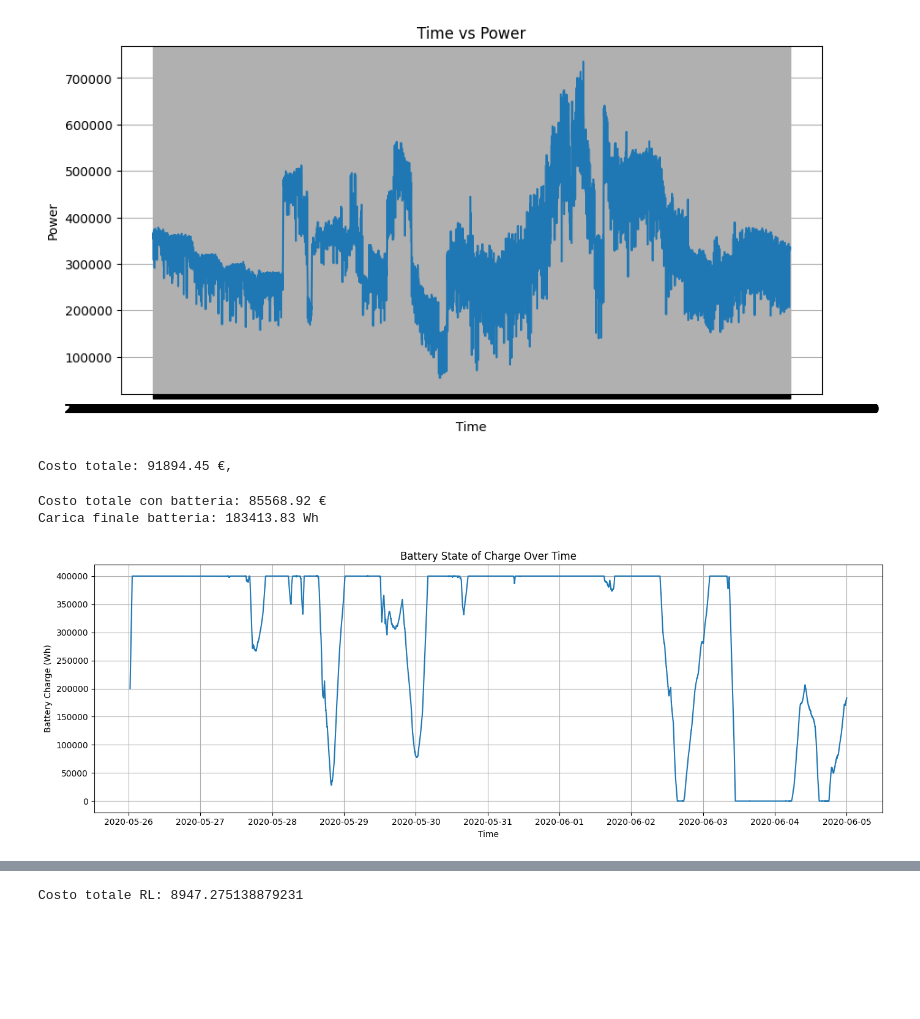
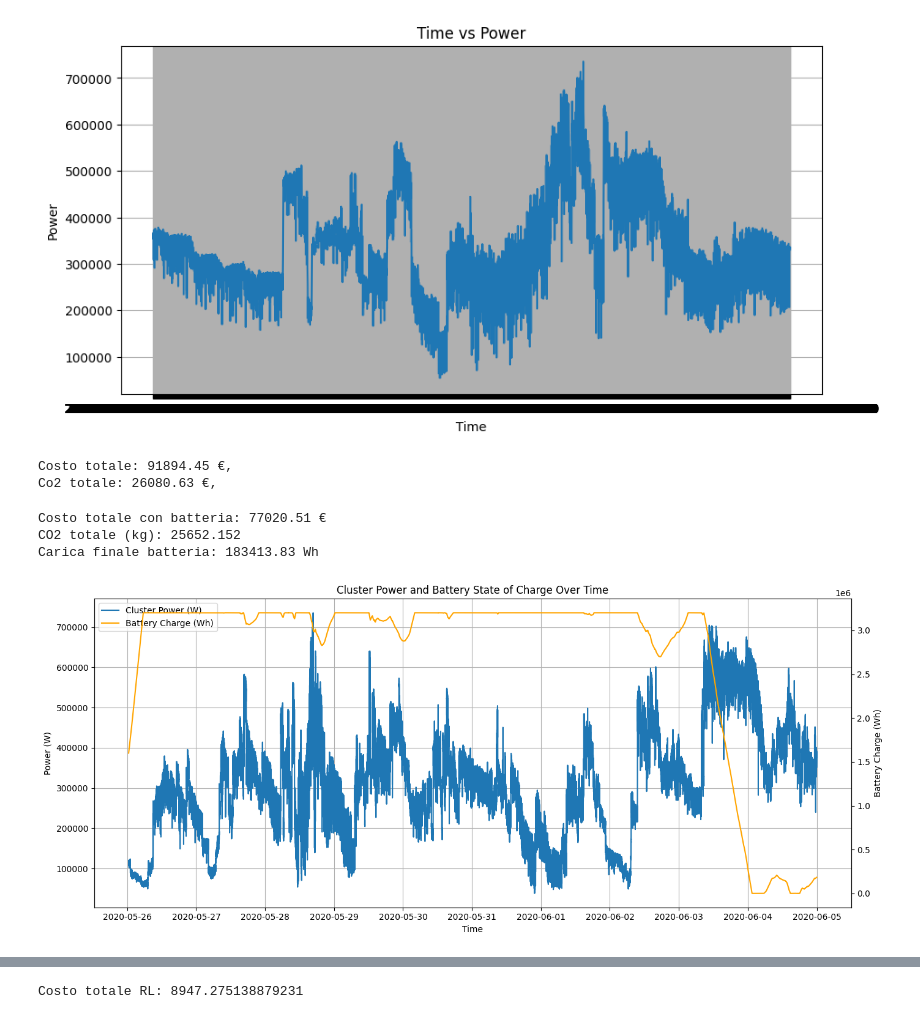
Before and after one commit to alessandroPetz/rl_hpc_power_aware, a Jupyter notebook: test_simulations.ipynb, the cells around one changed output, grey strips where cells are left out. Cells and saved outputs as stored; diff of their text form; code cells hidden in the pictures; blank space fills up the shorter version.

```diff
--- a/test_simulations.ipynb
+++ b/test_simulations.ipynb
@@ -212,6 +212,7 @@ plt.show()
 [figure]
 # %%
 import pandas as pd
+from utils.co2 import CarbonIntensityModels
 
 
 # IN QUESTA SIMULAZIONE, NON ABBIAMO UNA BATTERIA
@@ -257,7 +258,7 @@ def compute_cost(row):
 THRESHOLD = 400000          # Watt
 
 # Carica il CSV (usa header già presente)
-df = pd.read_csv("cluster_power_only_nodes_10days.csv")#[8641:]
+df = pd.read_csv("csvs/cluster_power_only_nodes_10days.csv")#[8641:]
 #  df = pd.read_csv("cluster_power_only_nodes.csv")
 
 # Converti timestamp
@@ -274,14 +275,27 @@ df["energy_Wh"] = df["power"] * df["dt_hours"]
 
 df["price_base"] = df["time"].apply(dynamic_low_price)
 
+# INSERISCO VALORI C02
+cm = CarbonIntensityModels(csv_file="csvs/carbon_intensity_IT-NORTH-2020.csv")
+df["co2_intensity"] = cm.co2_from_csv(df)
+# df["co2_intensity"] = cm.co2_fixed(df)
+
 # pago la maggiorazione solo per l'energia extra soglia
 df["cost"] = df.apply(compute_cost, axis=1)
+
+# pago la maggiorazione solo per l'energia extra soglia
+df["co2_emission"] = df["energy_Wh"] * df["co2_intensity"] / 1000
+
+
 
 # Risultato finale
 total_cost = df["cost"].sum()
 print(f"Costo totale: {total_cost:.2f} €,")
+total_co2 = df["co2_emission"].sum() / 1000
+print(f"Co2 totale: {total_co2:.2f} €,")
 # %% [output]
 Costo totale: 91894.45 €,
+Co2 totale: 26080.63 €,
 # %%
 # In questa simulazione ho una batteria, che viene utilizzata quando si supera il threshold
 # e viene ricaricata quando si è sotto threshold.
@@ -291,6 +305,7 @@ import pandas as pd
 import numpy as np
 import matplotlib.pyplot as plt
 import matplotlib.dates as mdates
+from utils.co2 import CarbonIntensityModels
 
 def dynamic_low_price(timestamp):
     hour = timestamp.hour
@@ -307,20 +322,23 @@ def dynamic_low_price(timestamp):
 # ---------------------------
 THRESHOLD = 400000          # W
 
-BATTERY_CAPACITY = 400000          # Wh
+BATTERY_CAPACITY = 3200000          # Wh
+
+
 BATTERY_INITIAL_CHARGE = BATTERY_CAPACITY / 2    # Wh
 
 # LIMITI DI CARICA/SCARICA REALE
-MAX_CHARGE_RATE = 1600000            # Wh/h  (100 kW) # può scaricarsi a 1-C
-MAX_DISCHARGE_RATE = 1600000         # Wh/h  (100 kW)
+MAX_CHARGE_RATE = 3200000            # Wh/h  (100 kW) # può scaricarsi a 1-C
+MAX_DISCHARGE_RATE = 3200000         # Wh/h  (100 kW)
 
 battery = BATTERY_INITIAL_CHARGE
 total_cost = 0
+total_co2 = 0
 
 battery_history = []
 time_history = []
 
-df = pd.read_csv("cluster_power_only_nodes_10days.csv")#[8641:]
+df = pd.read_csv("csvs/cluster_power_only_nodes_10days.csv")#[8641:]
 # df = pd.read_csv("cluster_power_only_nodes.csv")
 
 df["time"] = pd.to_datetime(df["time"], utc=True)
@@ -330,12 +348,19 @@ df["dt_hours"] = df["dt_hours"].fillna(0)
 
 df["price_base"] = df["time"].apply(dynamic_low_price)
 
+# INSERISCO VALORI C02
+cm = CarbonIntensityModels(csv_file="csvs/carbon_intensity_IT-NORTH-2020.csv")
+df["co2_intensity"] = cm.co2_from_csv(df)
+# df["co2_intensity"] = cm.co2_fixed(df)
+
 # df["energy_Wh"] = df["power"] * df["dt_hours"]
 
 for idx, row in df.iterrows():
 
     COST_LOW = row["price_base"]
     COST_HIGH = COST_LOW * 3
+
+    CO2_G_PER_KWH = row["co2_intensity"]
 
 
     power = row["power"]
@@ -369,6 +394,9 @@ for idx, row in df.iterrows():
         cost = E_base * COST_LOW + E_peak_remaining * COST_HIGH
         total_cost += cost
 
+        co2_g = (E_base + E_peak_remaining) / 1000 * CO2_G_PER_KWH
+        total_co2 += co2_g
+
     # -----------------------------
     # CASO 2: sotto soglia → ricarico la batteria
     # -----------------------------
@@ -377,38 +405,57 @@ for idx, row in df.iterrows():
         # quanto posso caricare
         max_charge_this_step = MAX_CHARGE_RATE * dt
 
         charging_room = BATTERY_CAPACITY - battery
 
         E_charge_available = (THRESHOLD - power) * dt     # serve per non arrivare a pagare per caricare la batteria al prezzo più high.
 
         # energia effettiva caricabile
         E_charge = min(E_charge_available, charging_room, max_charge_this_step)
 
         # aggiorna batteria
         battery += E_charge
 
         # costo = energia cluster + energia caricata
         total_cost += (E_base + E_charge) * COST_LOW
 
+        co2_g = (E_base + E_charge) / 1000 * CO2_G_PER_KWH
+        total_co2 += co2_g
+
     # storico
     battery_history.append(battery)
     time_history.append(t)
 
 # normalizzo
 total_cost = total_cost
 
 print(f"Costo totale con batteria: {total_cost:.2f} €")
+print(f"CO2 totale (kg): {total_co2/1000:.3f}")
 print(f"Carica finale batteria: {battery:.2f} Wh")
+fig, ax1 = plt.subplots(figsize=(14, 6))
 
-plt.figure(figsize=(14, 5))
-plt.plot(time_history, battery_history)
-plt.xlabel("Time")
-plt.ylabel("Battery Charge (Wh)")
-plt.title("Battery State of Charge Over Time")
-plt.grid(True)
+# ---- Grafico della potenza (asse sinistro) ----
+ax1.plot(df["time"], df["power"], label="Cluster Power (W)")
+ax1.set_xlabel("Time")
+ax1.set_ylabel("Power (W)")
+ax1.grid(True)
+
+# ---- Asse destro per la carica della batteria ----
+ax2 = ax1.twinx()
+ax2.plot(time_history, battery_history, color="orange", label="Battery Charge (Wh)")
+ax2.set_ylabel("Battery Charge (Wh)")
+
+# ---- Titolo e legende ----
+plt.title("Cluster Power and Battery State of Charge Over Time")
+
+# Legende combinate
+lns1, lbls1 = ax1.get_legend_handles_labels()
+lns2, lbls2 = ax2.get_legend_handles_labels()
+ax1.legend(lns1 + lns2, lbls1 + lbls2, loc="upper left")
+
 plt.tight_layout()
 plt.show()
 # %% [output]
-Costo totale con batteria: 85568.92 €
+Costo totale con batteria: 77020.51 €
+CO2 totale (kg): 25652.152
 Carica finale batteria: 183413.83 Wh
-[figure, old version]
+[figure, new version]
```
Also changed, not shown: parts of 2 cells of this notebook, 2 other files.
